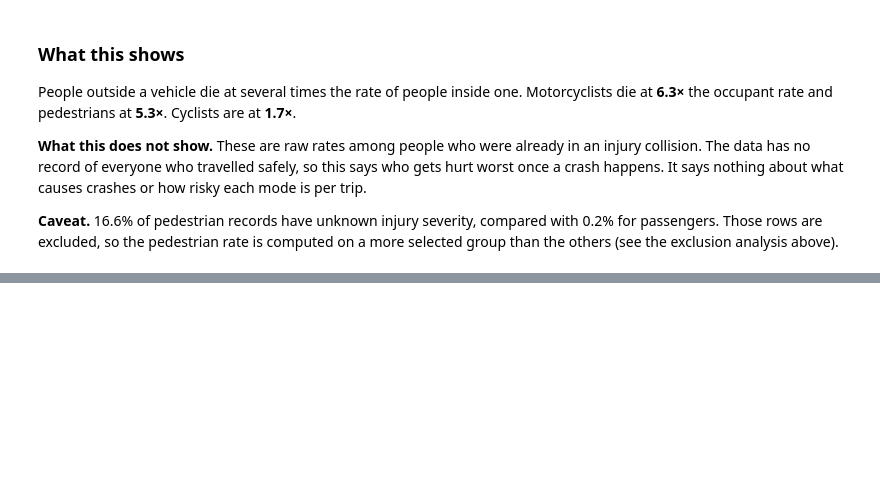
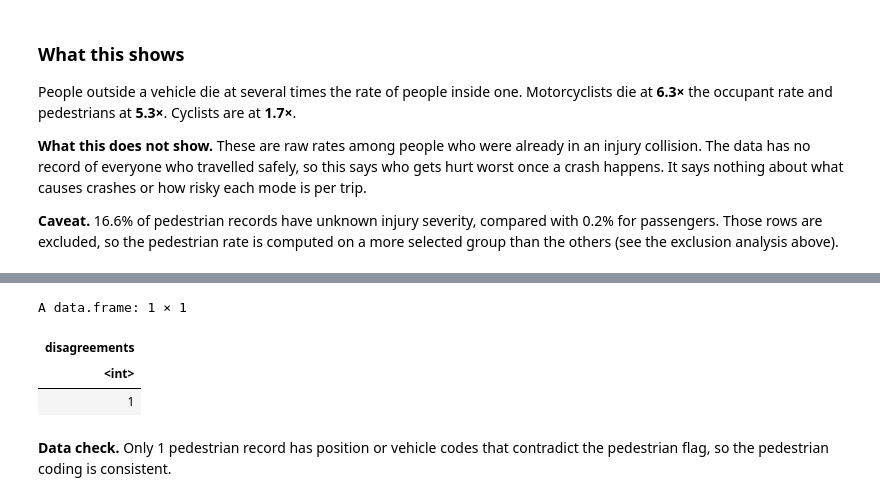
Before and after one commit to lautrevor/data-science-portfolio, a Jupyter notebook: 02_analysis.ipynb, the cells around one changed output, grey strips where cells are left out. Drawn from its saved outputs; the diff is of its cells as text; code cells hidden in the pictures; blank space fills up the shorter version.

```diff
--- a/02_analysis.ipynb
+++ b/02_analysis.ipynb
@@ -183,0 +244,14 @@ more selected group than the others (see the exclusion analysis above).
+# %%
+# Do the pedestrian flags agree? Zero is the clean answer.
+dbGetQuery(con, "
+SELECT COUNT(*) AS disagreements
+FROM collisions
+WHERE P_USER = 3 AND (P_PSN <> 99 OR V_ID <> 99)")
+# %% [output]
+A data.frame: 1 × 1
+| disagreements |
+| <int> |
+| 1 |
+# %% [markdown]
+ **Data check.** Only 1 pedestrian record has position or vehicle codes that contradict
+the pedestrian flag, so the pedestrian coding is consistent.
```
Also changed, not shown: parts of 4 cells of this notebook.
